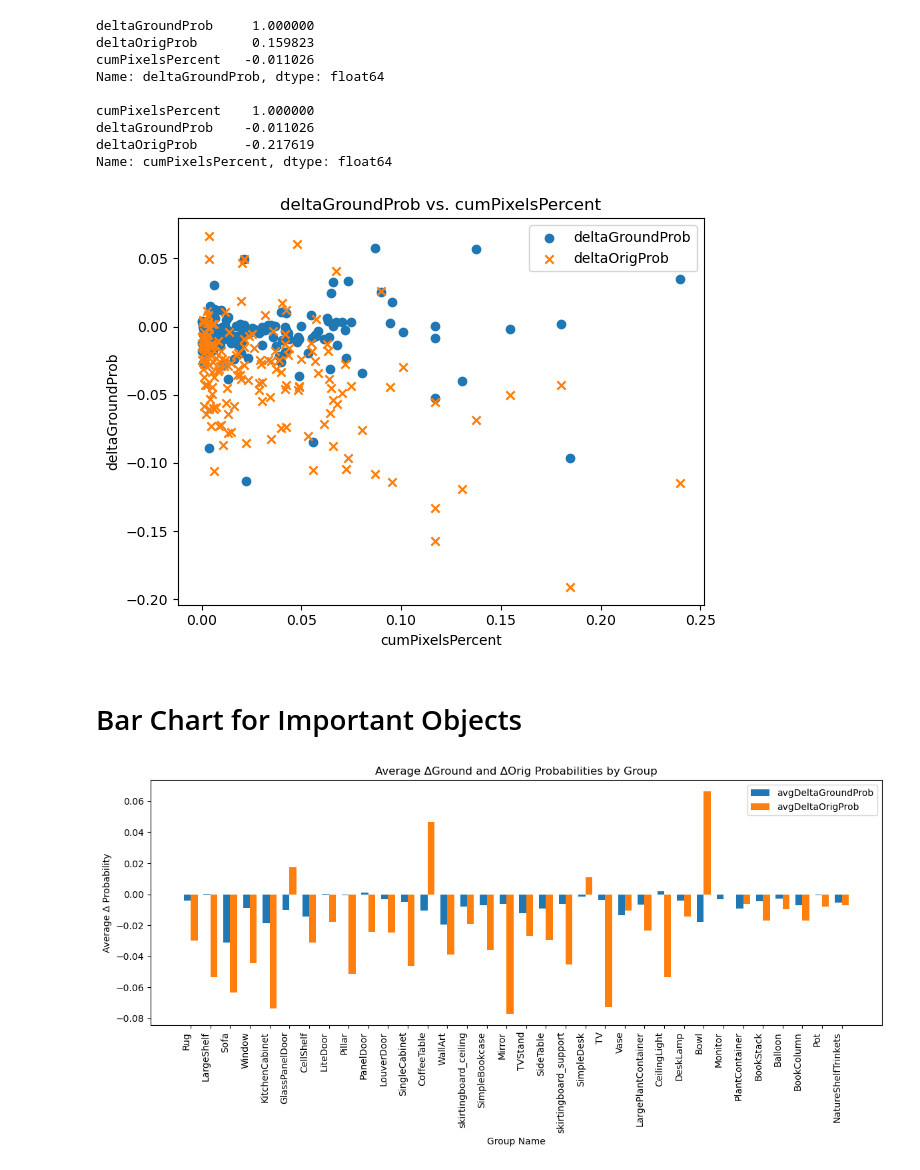
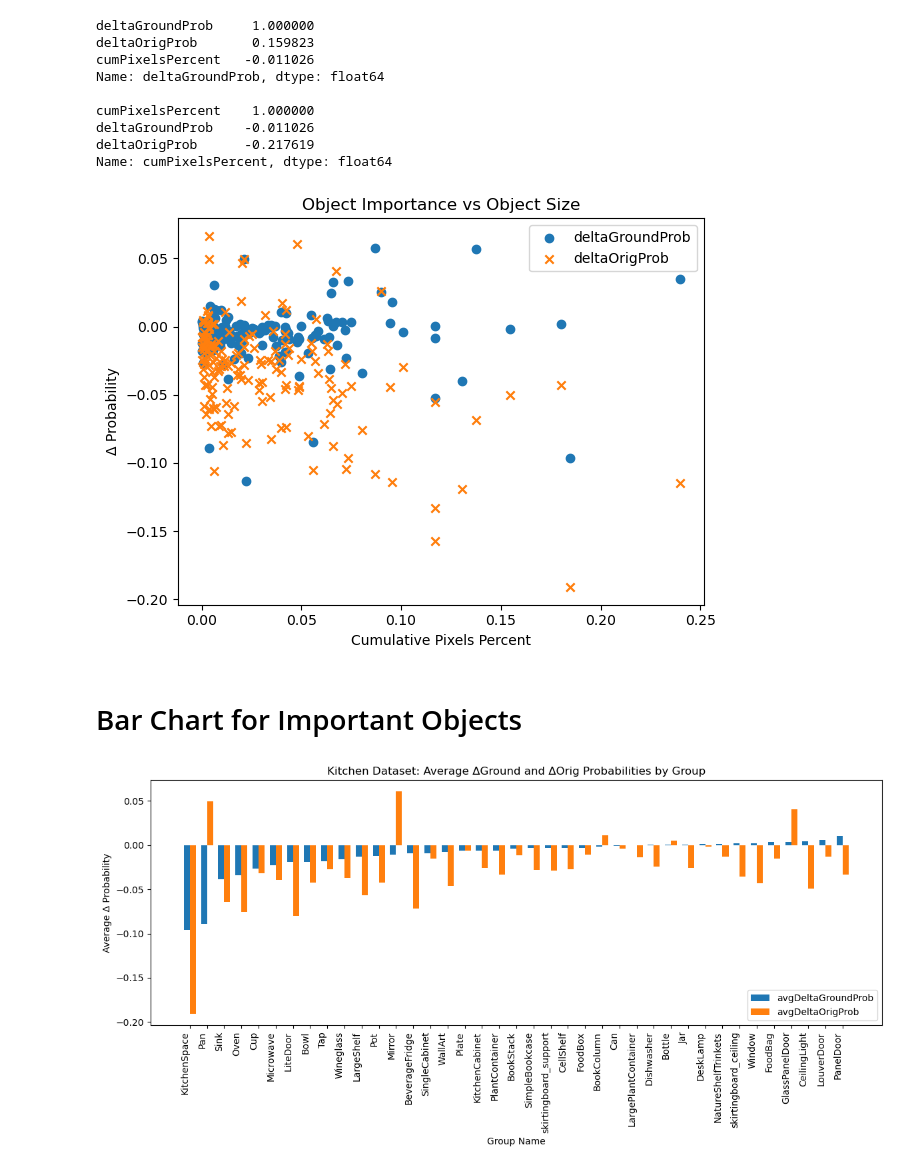
Before and after one commit to jon3350/object-cv-research-experiment_project, a Jupyter notebook: experiments/equirectangularDataAnalysis/equirectDataAnalysis.ipynb, the cells around one changed output. Cells and saved outputs as stored; diff of their text form; code cells hidden in the pictures.

```diff
--- a/experiments/equirectangularDataAnalysis/equirectDataAnalysis.ipynb
+++ b/experiments/equirectangularDataAnalysis/equirectDataAnalysis.ipynb
@@ -714,14 +714,17 @@ df = pd.concat( raw_data_df_arr )
 plt.figure()
 plt.scatter(df['cumPixelsPercent'], df['avgDeltaGroundProb'], marker='o', label='deltaGroundProb')
 plt.scatter(df['cumPixelsPercent'], df['avgDeltaOrigProb'], marker='x', label='deltaOrigProb')
-plt.xlabel('cumPixelsPercent')
-plt.ylabel('deltaGroundProb')
-plt.title('deltaGroundProb vs. cumPixelsPercent')
+plt.xlabel('Cumulative Pixels Percent')
+plt.ylabel('Δ Probability')
+plt.title('Object Importance vs Object Size')
 plt.legend()
 plt.tight_layout()
+
+plt.savefig("plot_300dpi.png", dpi=300)
+
 plt.show()
 # %% [output]
-[figure, old version]
+[figure, new version]
 # %% [markdown]
 # Bar Chart for Important Objects
 # %%
@@ -733,42 +736,47 @@ for ground_data in sorted( os.listdir(data_folder) ):
     df = pd.read_csv( os.path.join(data_folder, ground_data, "single.csv") )
     single_data_df_arr.append(df)
 # %%
-df = single_data_df_arr[4]
+df = single_data_df_arr[3]
 # choose one sorting metric
-# df = df.sort_values(by = "avgDeltaGroundProb")
+df = df.sort_values(by = "avgDeltaGroundProb")
 # df = df.sort_values(by = "avgDeltaOrigProb")
-df = df.sort_values(by = "cumPixelsPercent", ascending=False)
+# df = df.sort_values(by = "cumPixelsPercent", ascending=False)
 
 import matplotlib.pyplot as plt
 
 # Assume `df` is your DataFrame and its index is `groupName`
 groups = df["groupName"].tolist()
 x = range(len(groups))
 width = 0.35  # width of each bar
 
 fig, ax = plt.subplots(figsize=(12, 6))
 
 # Bars for avgDeltaGroundProb
 ax.bar(x,
        df['avgDeltaGroundProb'],
        width,
        label='avgDeltaGroundProb')
 
 # Bars for avgDeltaOrigProb, shifted by `width`
 ax.bar([i + width for i in x],
        df['avgDeltaOrigProb'],
        width,
        label='avgDeltaOrigProb')
 
 # Ticks and labels
 ax.set_xticks([i + width/2 for i in x])
 ax.set_xticklabels(groups, rotation=90, ha='right')
 ax.set_xlabel('Group Name')
 ax.set_ylabel('Average Δ Probability')
-ax.set_title('Average ΔGround and ΔOrig Probabilities by Group')
+ax.set_title('Kitchen Dataset: Average ΔGround and ΔOrig Probabilities by Group')
 ax.legend()
 
 plt.tight_layout()
+
+# Save with 300 DPI
+plt.savefig("plot_300dpi.png", dpi=300)
+
+
 plt.show()
 # %% [output]
-[figure, old version]
+[figure, new version]
```
Also changed, not shown: parts of 1 cell of this notebook, 10 other files.
